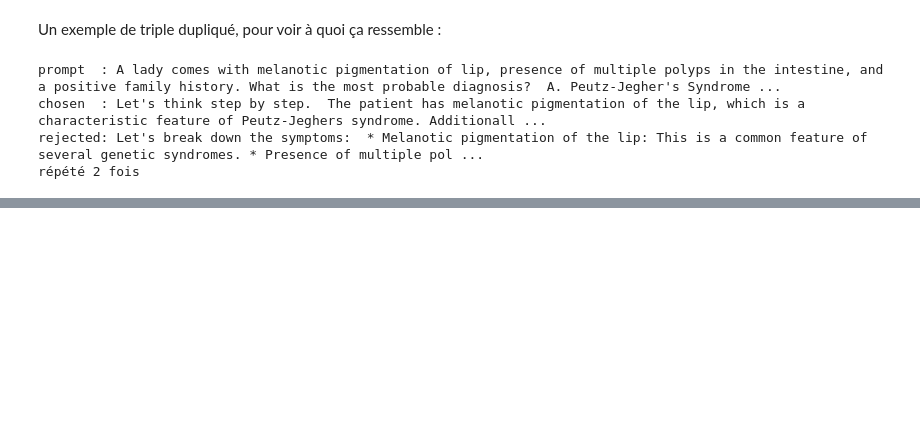
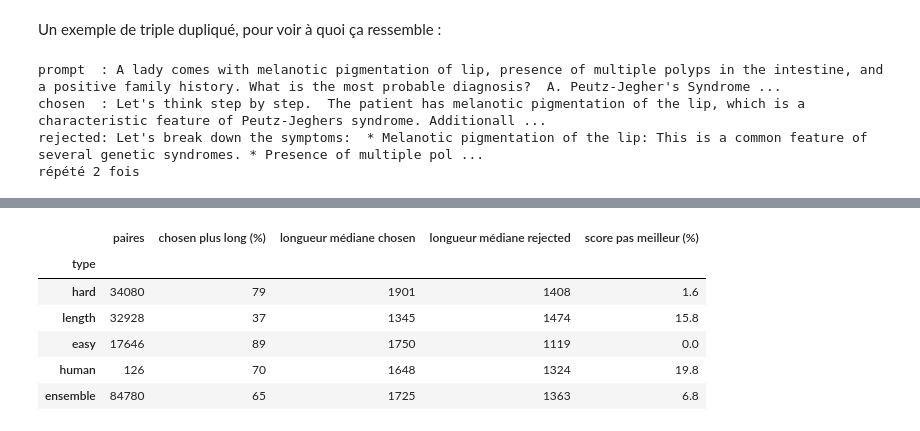
Before and after one commit to RaphaelRIVIERE/llm-finetuning, a Jupyter notebook: notebooks/05_construction_dpo.ipynb, the cells around one changed output, grey strips where cells are left out. Drawn from its saved outputs; the diff is of its cells as text; code cells hidden in the pictures; blank space fills up the shorter version.

```diff
--- a/notebooks/05_construction_dpo.ipynb
+++ b/notebooks/05_construction_dpo.ipynb
@@ -131,0 +113,27 @@ Zéro triple à cheval sur plusieurs splits : tous les doublons sont internes à
+# %%
+def resume_par_type(records):
+    """Pour chaque type de paire : longueur des réponses et comparaison des scores."""
+    lignes = []
+    for type_paire in TYPES + ["ensemble"]:
+        groupe = [r for r in records if type_paire == "ensemble" or r["type_paire"] == type_paire]
+        lignes.append({
+            "type": type_paire,
+            "paires": len(groupe),
+            "chosen plus long (%)": round(100 * sum(len(r["chosen"]) > len(r["rejected"]) for r in groupe) / len(groupe)),
+            "longueur médiane chosen": int(pd.Series([len(r["chosen"]) for r in groupe]).median()),
+            "longueur médiane rejected": int(pd.Series([len(r["rejected"]) for r in groupe]).median()),
+            "score pas meilleur (%)": round(100 * sum(r["score_chosen"] <= r["score_rejected"] for r in groupe) / len(groupe), 1),
+        })
+    return pd.DataFrame(lignes).set_index("type")
+
+
+biais = resume_par_type(paires)
+biais
+# %% [output]
+|  | paires | chosen plus long (%) | longueur médiane chosen | longueur médiane rejected | score pas meilleur (%) |
+| type |  |  |  |  |  |
+| hard | 34080 | 79 | 1901 | 1408 | 1.6 |
+| length | 32928 | 37 | 1345 | 1474 | 15.8 |
+| easy | 17646 | 89 | 1750 | 1119 | 0.0 |
+| human | 126 | 70 | 1648 | 1324 | 19.8 |
+| ensemble | 84780 | 65 | 1725 | 1363 | 6.8 |
```
Also changed, not shown: parts of 31 cells of this notebook, 15 other files.
